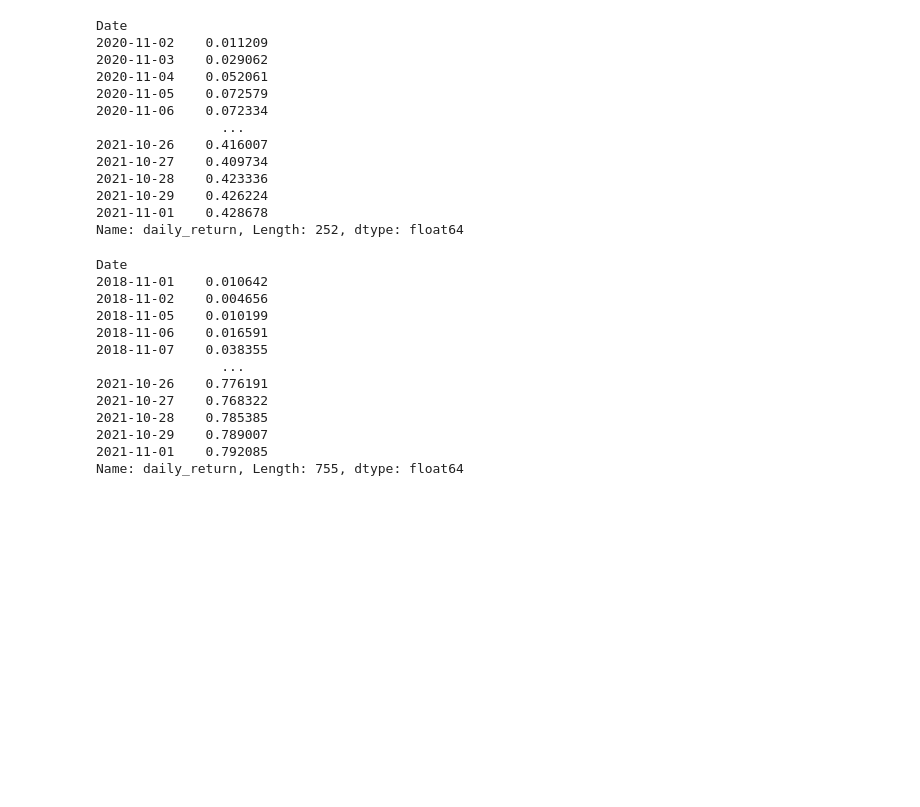
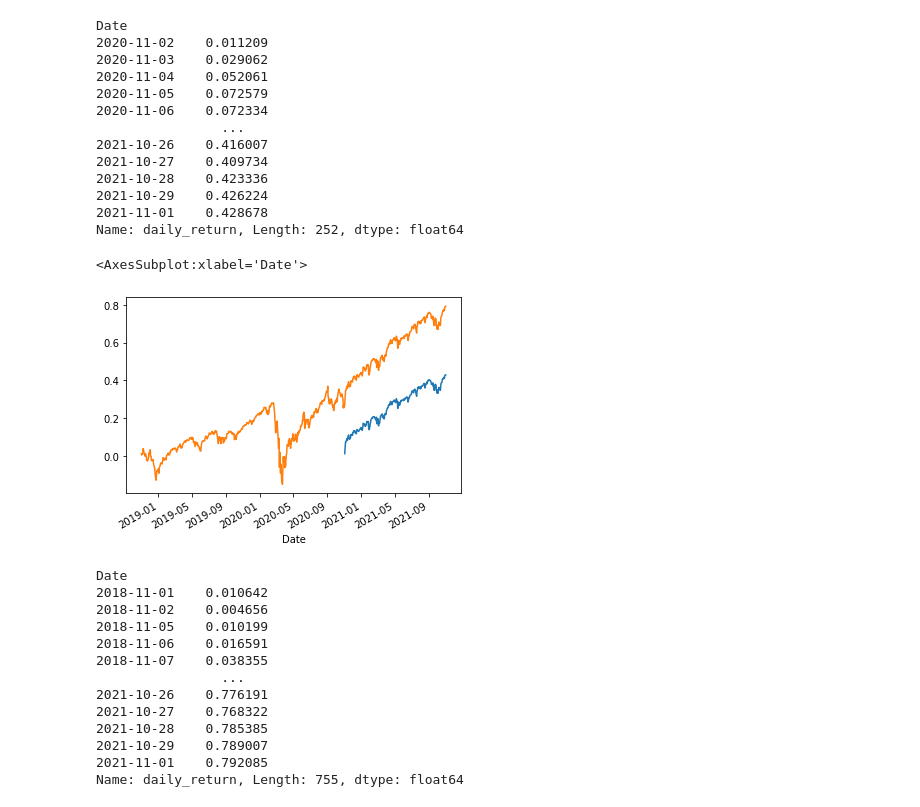
Before and after one commit to sumeetvaidya/bootcamp-project-1, a Jupyter notebook: Calculations.ipynb, the cells around one changed output. Saved outputs shown, nothing was run; the diff lists cells and outputs as text; code cells hidden in the pictures; blank space fills up the shorter version.

```diff
--- a/Calculations.ipynb
+++ b/Calculations.ipynb
@@ -236,6 +234,12 @@ Date
 2021-10-29    0.426224
 2021-11-01    0.428678
 Name: daily_return, Length: 252, dtype: float64
+# %%
+sp500_cumulative_1_year_return.plot()
+sp500_cumulative_3_year_return.plot()
+# %% [output]
+<AxesSubplot:xlabel='Date'>
+[figure, added]
 # %%
 # Calculate the 3 year cumulative returns using the cumprod() function
 
```
Also changed, not shown: parts of 7 cells of this notebook.
